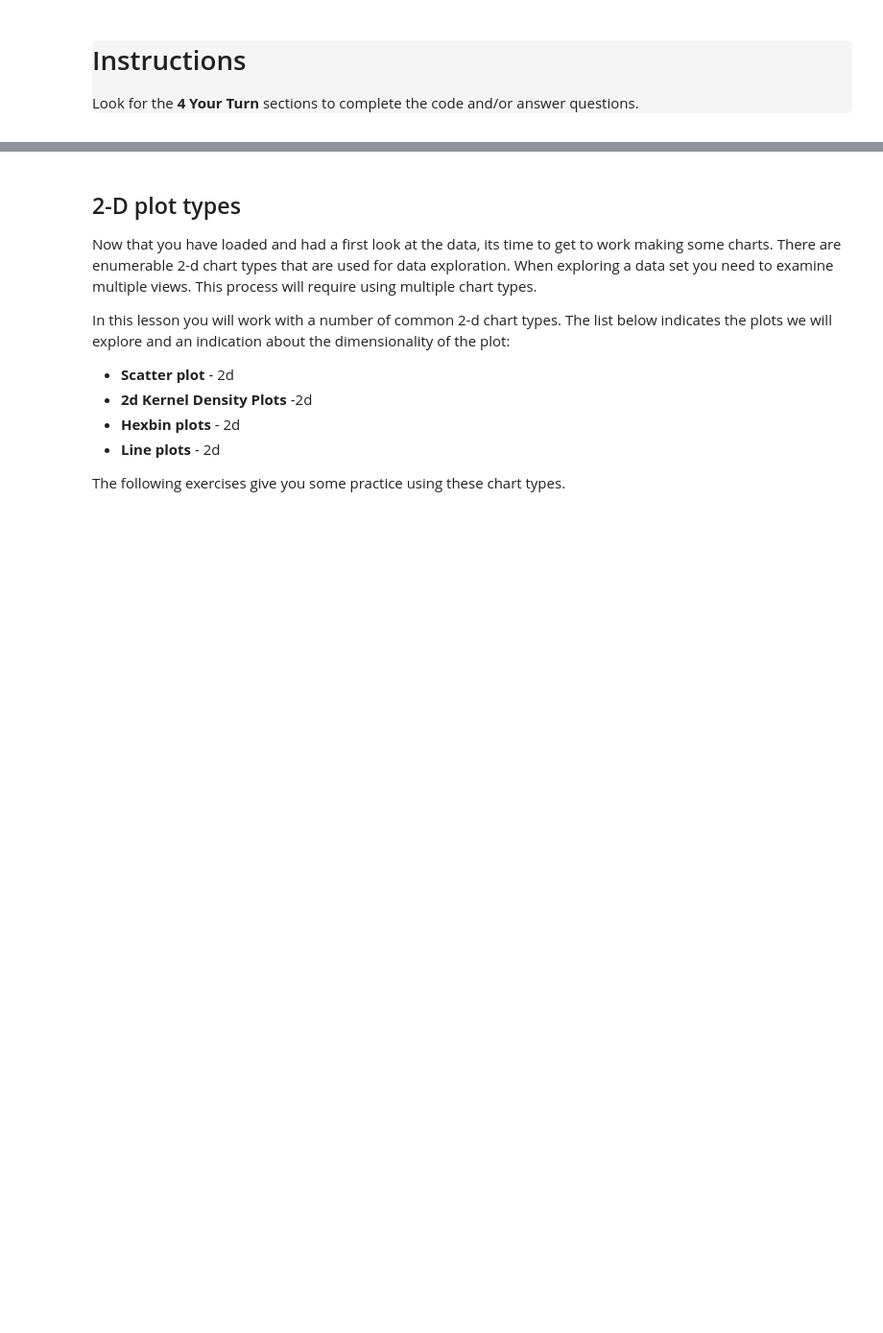
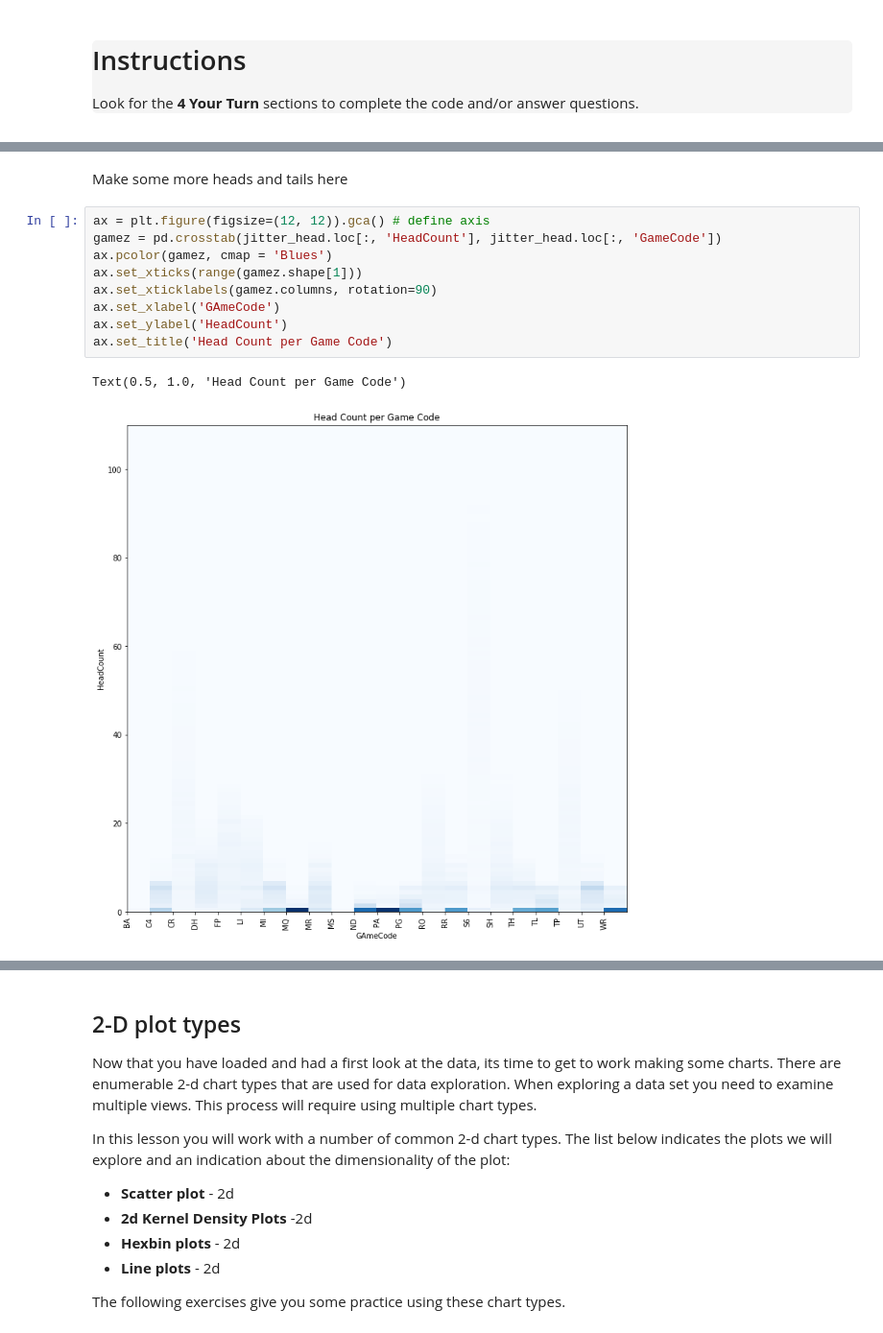
Before and after one commit to mutecypher/Datasci410, a Jupyter notebook: MikePearson-M01-Vizualation.ipynb, the cells around one changed output, grey strips where cells are left out. Shown at 96% size. Drawn from its saved outputs; the diff is of its cells as text; blank space fills up the shorter version.

```diff
--- a/MikePearson-M01-Vizualation.ipynb
+++ b/MikePearson-M01-Vizualation.ipynb
@@ -83,0 +120,14 @@ Notice that there are some missing values in the numeric columns by the followin
+# %% [markdown]
+Make some more heads and tails here
+# %%
+ax = plt.figure(figsize=(12, 12)).gca() # define axis
+gamez = pd.crosstab(jitter_head.loc[:, 'HeadCount'], jitter_head.loc[:, 'GameCode'])
+ax.pcolor(gamez, cmap = 'Blues')
+ax.set_xticks(range(gamez.shape[1]))
+ax.set_xticklabels(gamez.columns, rotation=90)
+ax.set_xlabel('GAmeCode')
+ax.set_ylabel('HeadCount')
+ax.set_title('Head Count per Game Code')
+# %% [output]
+Text(0.5, 1.0, 'Head Count per Game Code')
+[figure, added]
```
Also changed, not shown: parts of 18 cells of this notebook.
